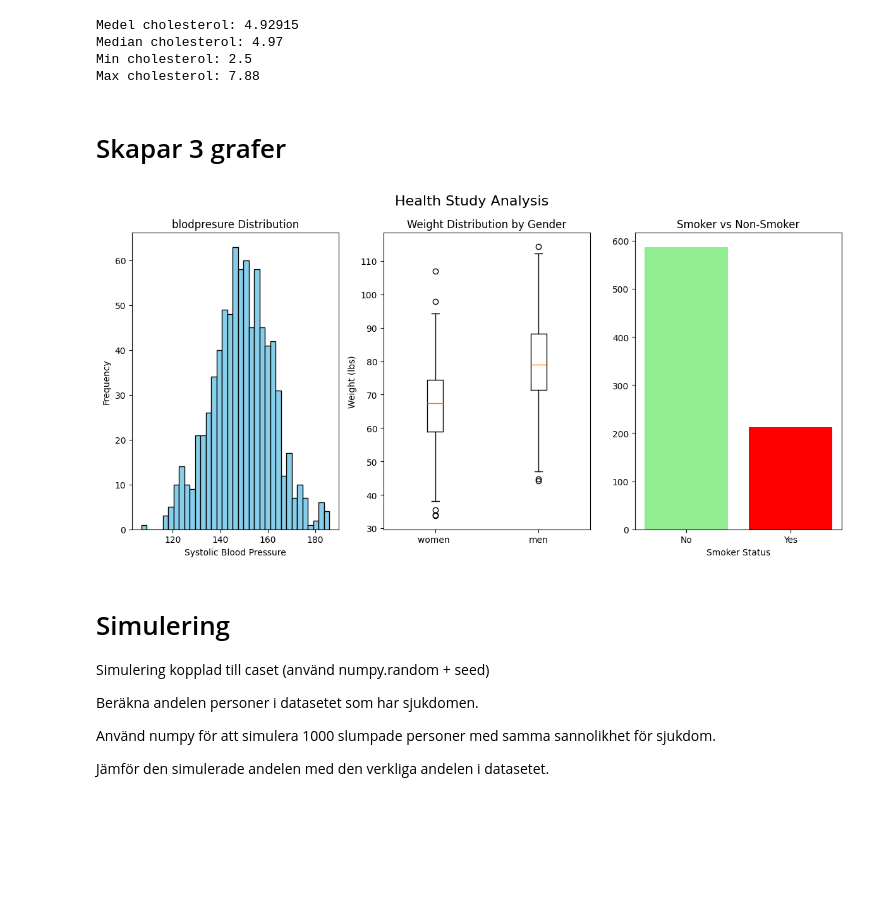
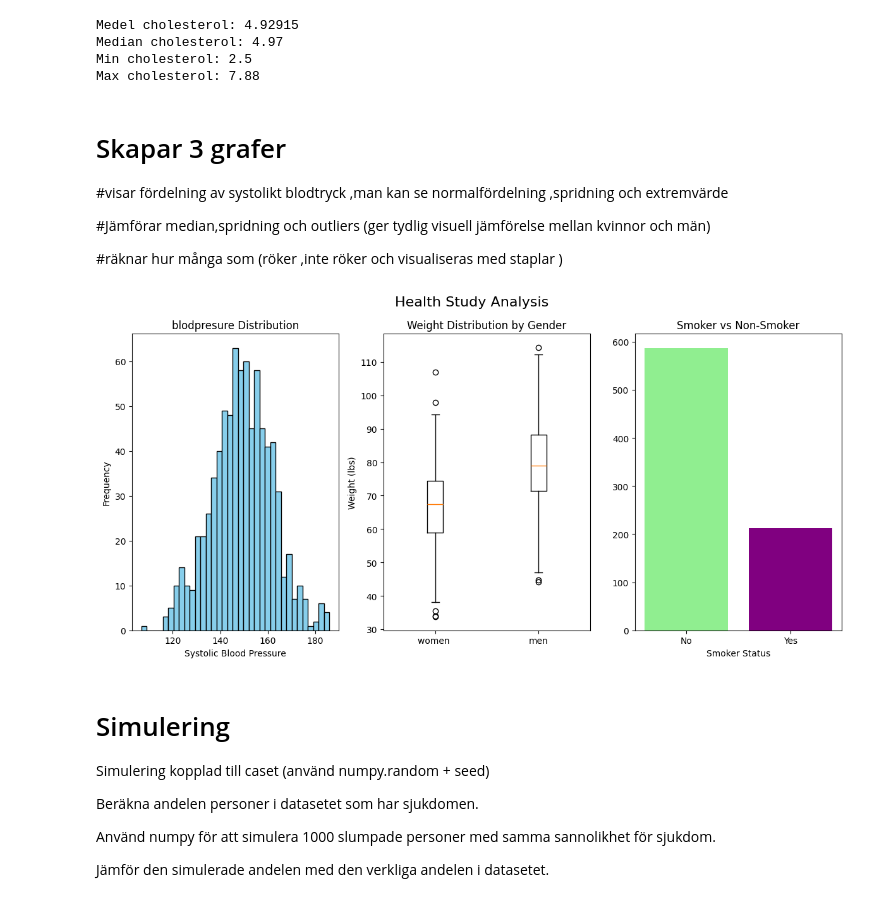
Before and after one commit to Rezaei-hamed/health_analysis, a Jupyter notebook: Notebook.ipynb, the cells around one changed output. Cells and saved outputs as stored; diff of their text form; code cells hidden in the pictures; blank space fills up the shorter version.

```diff
--- a/Notebook.ipynb
+++ b/Notebook.ipynb
@@ -70,31 +76,37 @@ Min cholesterol: 2.5
 Max cholesterol: 7.88
 # %% [markdown]
 # Skapar 3 grafer
+
+#visar fördelning av systolikt blodtryck ,man kan se normalfördelning ,spridning och extremvärde
+
+#Jämförar median,spridning och outliers (ger tydlig visuell jämförelse mellan kvinnor och män)
+
+#räknar hur många som (röker ,inte röker och visualiseras med staplar )
 # %%
 fig ,ax= plt.subplots(1,3,figsize =(12,6))
 ax[0].hist (df.systolic_bp, bins =35, color='skyblue', edgecolor='black')
 ax[0].set_title ('blodpresure Distribution')
 ax[0].set_xlabel ('Systolic Blood Pressure')
 ax[0].set_ylabel ('Frequency')
 
 #separera könen och tar deras vikter här
 women = df[df["sex"] == "F"]["weight"]
 men  = df[df["sex"] == "M"]["weight"]
 ax[1].boxplot ([women,men], tick_labels =["women ","men"])
 ax[1].set_title ("Weight Distribution by Gender")
 ax[1].set_ylabel ("Weight (lbs)")
 
 
 #kollar på rökare vs icke rökare och räknar deras antal med en bar graph
 ax[2].bar(df.smoker.value_counts().index,
-          df.smoker.value_counts().values, color =['lightgreen', 'red'])
+          df.smoker.value_counts().values, color =['lightgreen', 'purple'])
 ax[2].set_title ("Smoker vs Non-Smoker")
 ax[2].set_xlabel ("Smoker Status")
 
 plt.suptitle ("Health Study Analysis", fontsize =16)
 plt.tight_layout ()
 # %% [output]
-[figure, old version]
+[figure, new version]
 # %% [markdown]
 # Simulering
 Simulering kopplad till caset (använd numpy.random + seed)
```
Also changed, not shown: parts of 20 cells of this notebook, 5 other files.
